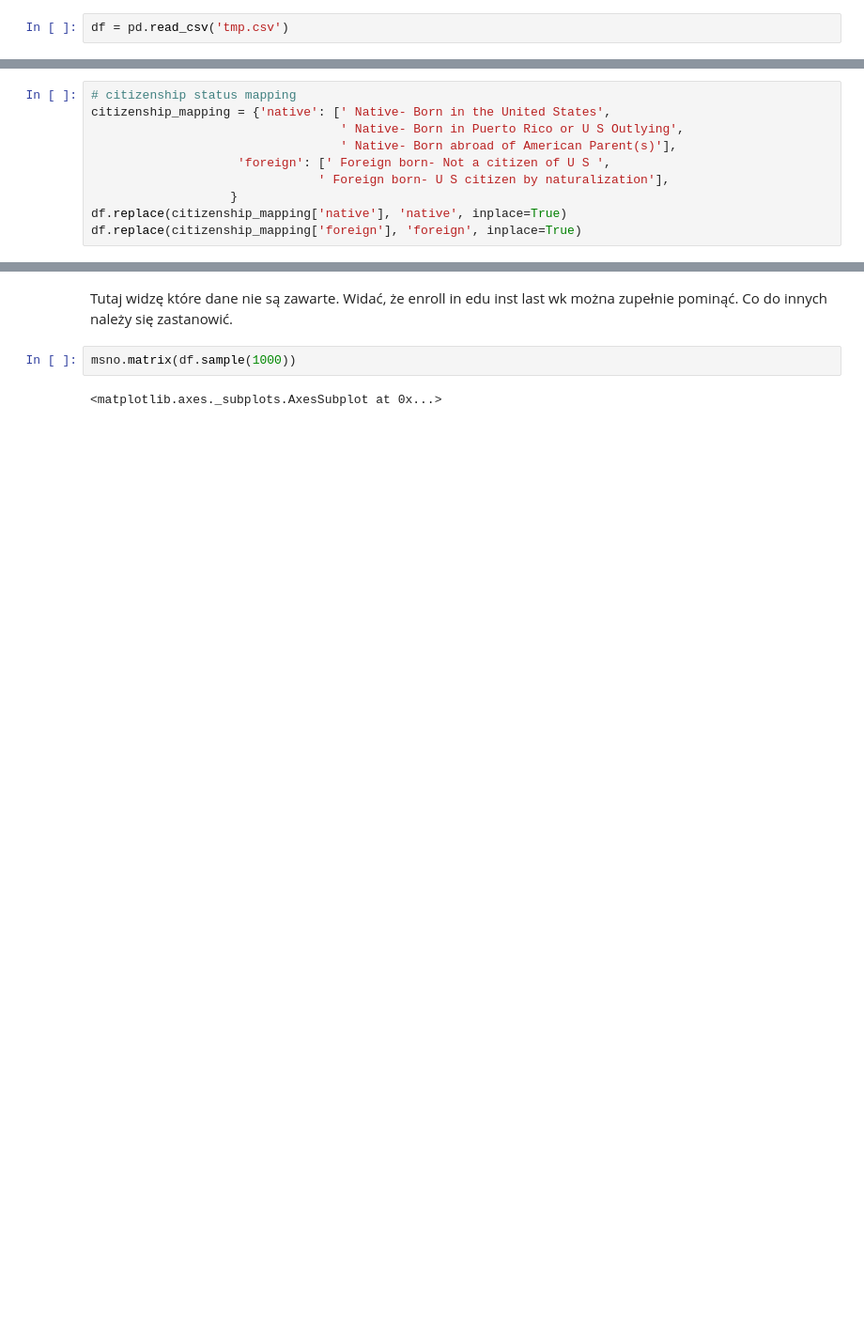
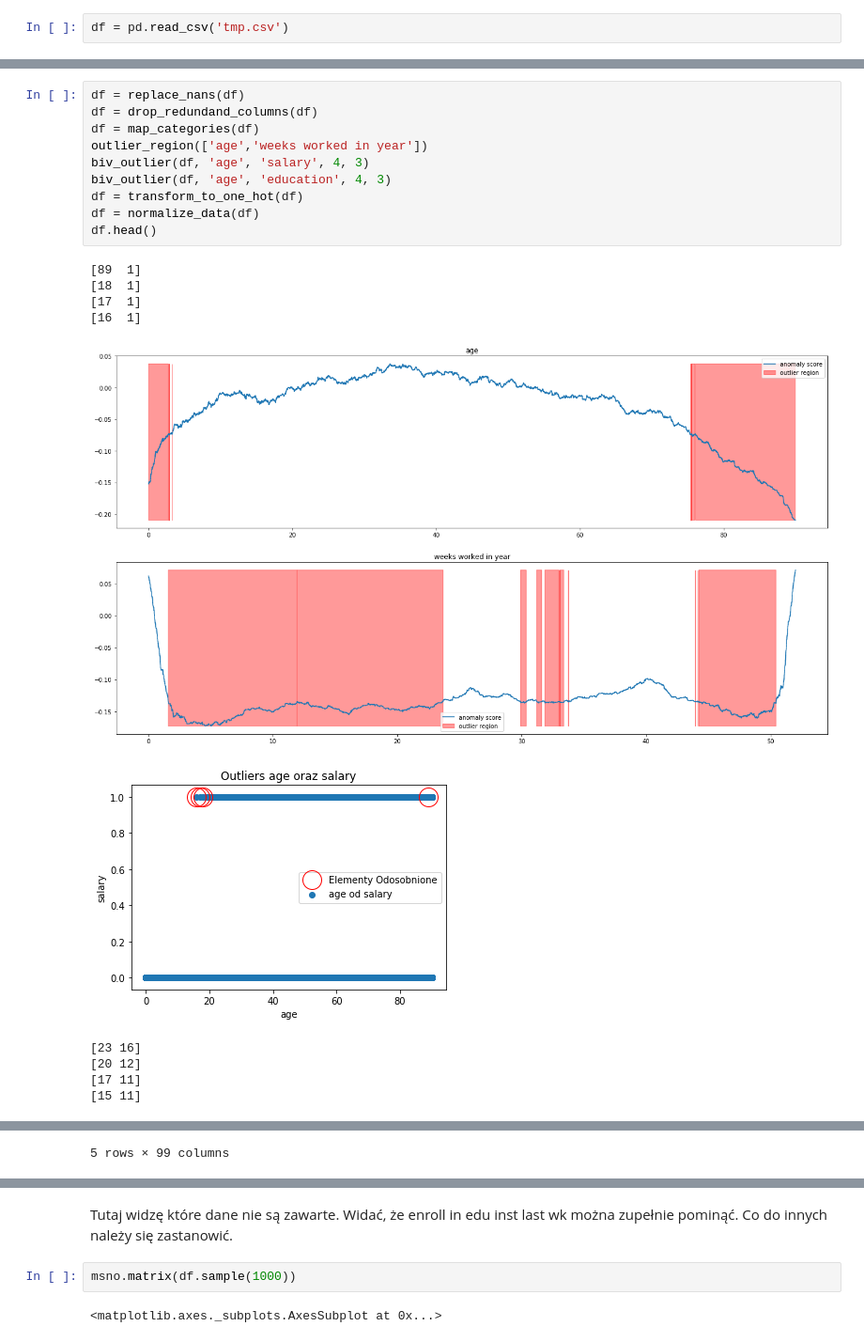
Before and after one commit to mMarzeta/data_exploration, a Jupyter notebook: ed.ipynb, the cells around one changed output, grey strips where cells are left out. Shown at 94% size. Drawn from its saved outputs; the diff is of its cells as text; blank space fills up the shorter version.

Commit message:
Outliers added

```diff
--- a/ed.ipynb
+++ b/ed.ipynb
@@ -73,10 +77,0 @@ df.replace(maritial_mapping['married'], 'married', inplace=True)
-# %%
-# citizenship status mapping
-citizenship_mapping = {'native': [' Native- Born in the United States',
-                                  ' Native- Born in Puerto Rico or U S Outlying',
-                                  ' Native- Born abroad of American Parent(s)'],
-                    'foreign': [' Foreign born- Not a citizen of U S ',
-                               ' Foreign born- U S citizen by naturalization'],
-                   }
-df.replace(citizenship_mapping['native'], 'native', inplace=True)
-df.replace(citizenship_mapping['foreign'], 'foreign', inplace=True)
@@ -98,0 +175,21 @@ for c in cats_to_one_hot:
+# %%
+df = replace_nans(df)
+df = drop_redundand_columns(df)
+df = map_categories(df)
+outlier_region(['age','weeks worked in year'])
+biv_outlier(df, 'age', 'salary', 4, 3)
+biv_outlier(df, 'age', 'education', 4, 3)
+df = transform_to_one_hot(df)
+df = normalize_data(df)
+df.head()
+# %% [output]
+[89  1]
+[18  1]
+[17  1]
+[16  1]
+[figure, added]
+[figure, added]
+[23 16]
+[20 12]
+[17 11]
+[15 11]
@@ -99,3 +203,4 @@ for c in cats_to_one_hot:
+5 rows × 99 columns
 # %%
 numerical_features = df.select_dtypes(include=[np.number])
 numerical_features.columns, len(numerical_features.columns)
```
Also changed, not shown: parts of 51 cells of this notebook.
